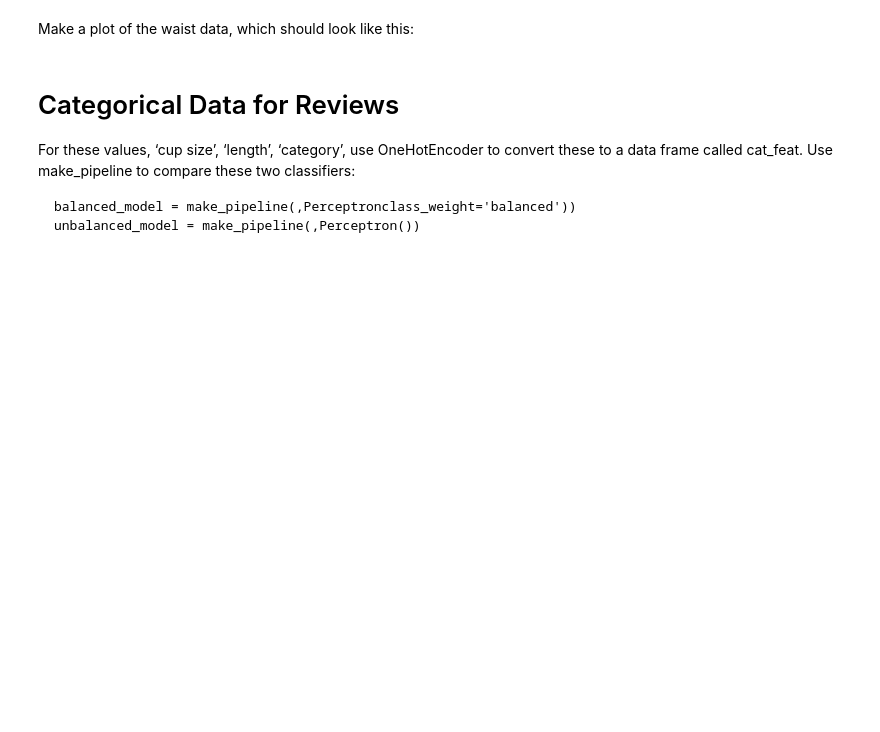
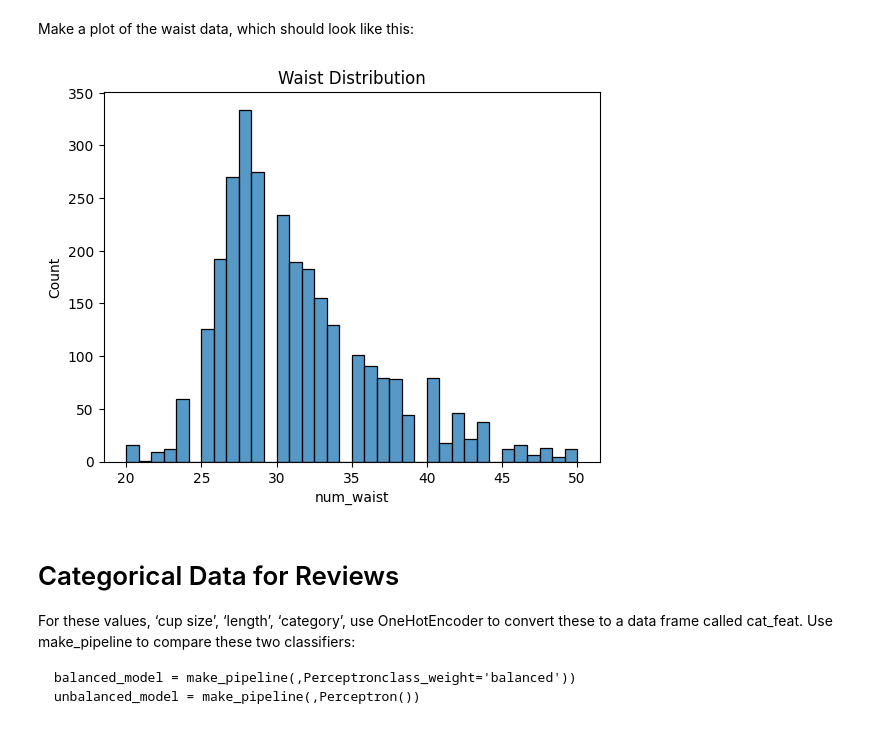
Before and after one commit to celina-velazquez/ADS-504, a Jupyter notebook: Assignment_Guide_3_.ipynb, the cells around one changed output. Saved outputs shown, nothing was run; the diff lists cells and outputs as text; code cells hidden in the pictures; blank space fills up the shorter version.

```diff
--- a/Assignment_Guide_3_.ipynb
+++ b/Assignment_Guide_3_.ipynb
@@ -276,3 +297,10 @@ Make a plot of the waist data, which should look like this:
+# %%
+#Plot here
+sns.histplot(num_df['num_waist'])
+plt.title('Waist Distribution')
+plt.show();
+# %% [output]
+[figure, added]
 # %% [markdown]
 # Categorical Data for Reviews
 
```
Also changed, not shown: parts of 4 cells of this notebook.
